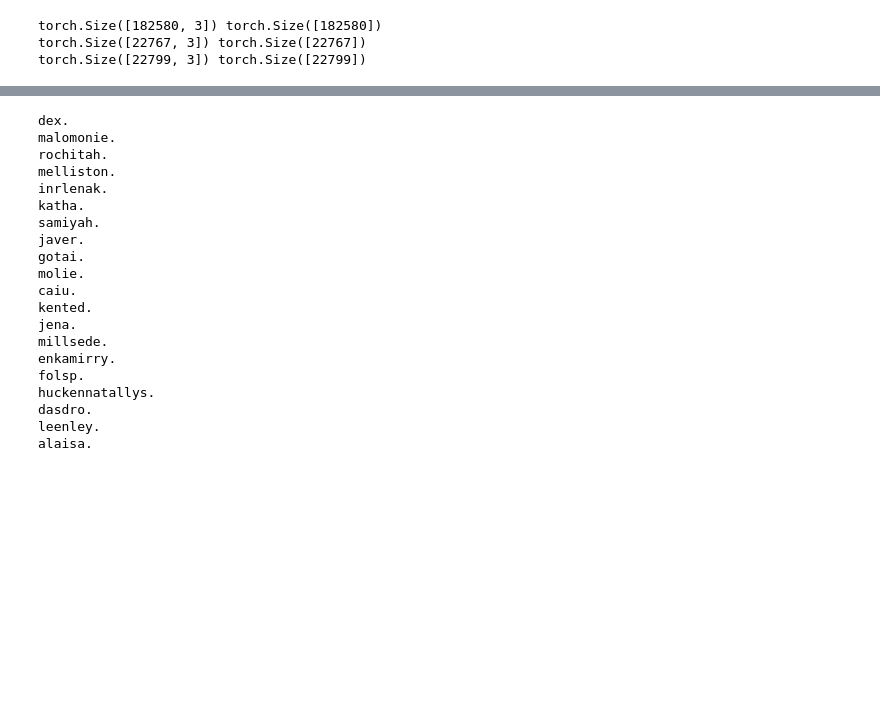
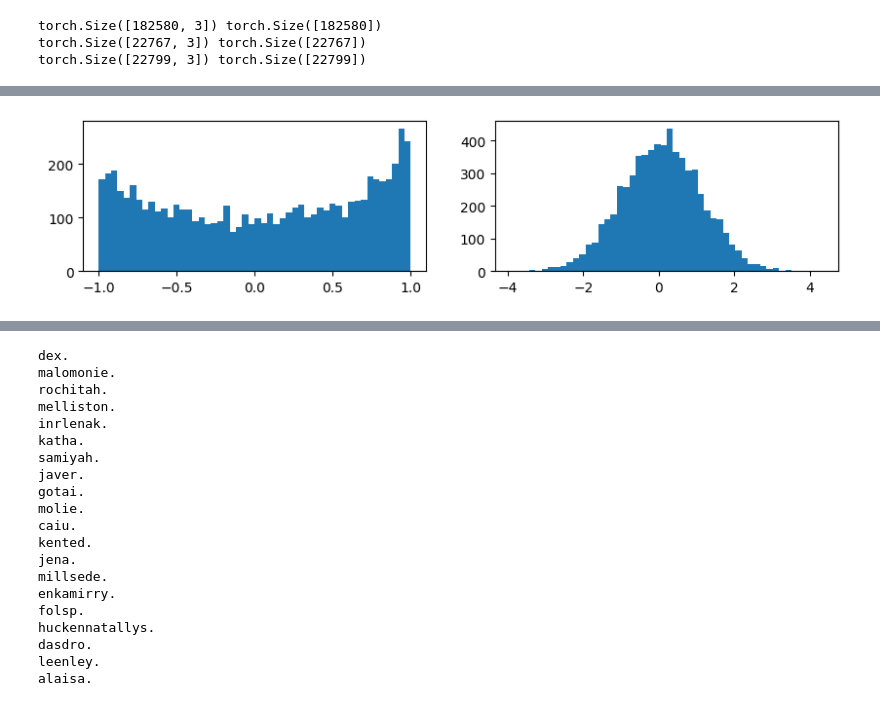
Before and after one commit to HJoonKwon/makemore, a Jupyter notebook: lecture_mlp2_bn.ipynb, the cells around one changed output, grey strips where cells are left out. Drawn from its saved outputs; the diff is of its cells as text; code cells hidden in the pictures; blank space fills up the shorter version.

```diff
--- a/lecture_mlp2_bn.ipynb
+++ b/lecture_mlp2_bn.ipynb
@@ -135,2 +164,9 @@ plt.plot(lossi)
+# %%
+# calibrate the batch norm at the end of training
+emb = C[Xtr]
+embcat = emb.view(-1, n_embd * block_size)
+hpreact = embcat @ W1 + b1
+bnmean = hpreact.mean(0, keepdims=True)
+bnstd = hpreact.std(0, keepdims=True)
 # %%
 @torch.no_grad()
@@ -155,0 +228,14 @@ val 2.179316759109497
+# %%
+# diagnostic tools
+# activations statistics
+
+# for tanh, if act value is near 1.0, the gradient value would be near 0.  (dtanh = 1-tanh**2)
+# which means, the neurons behind tanh won't get updated due to near-zero gradient.
+# --> dead neurons.
+plt.figure(figsize=(10, 2))
+plt.subplot(1,2,1)
+plt.hist(h.view(-1).tolist(), 50);
+plt.subplot(1,2,2)
+plt.hist(hpreact.view(-1).tolist(), 50);
+# %% [output]
+[figure, added]
```
Also changed, not shown: parts of 22 cells of this notebook.
